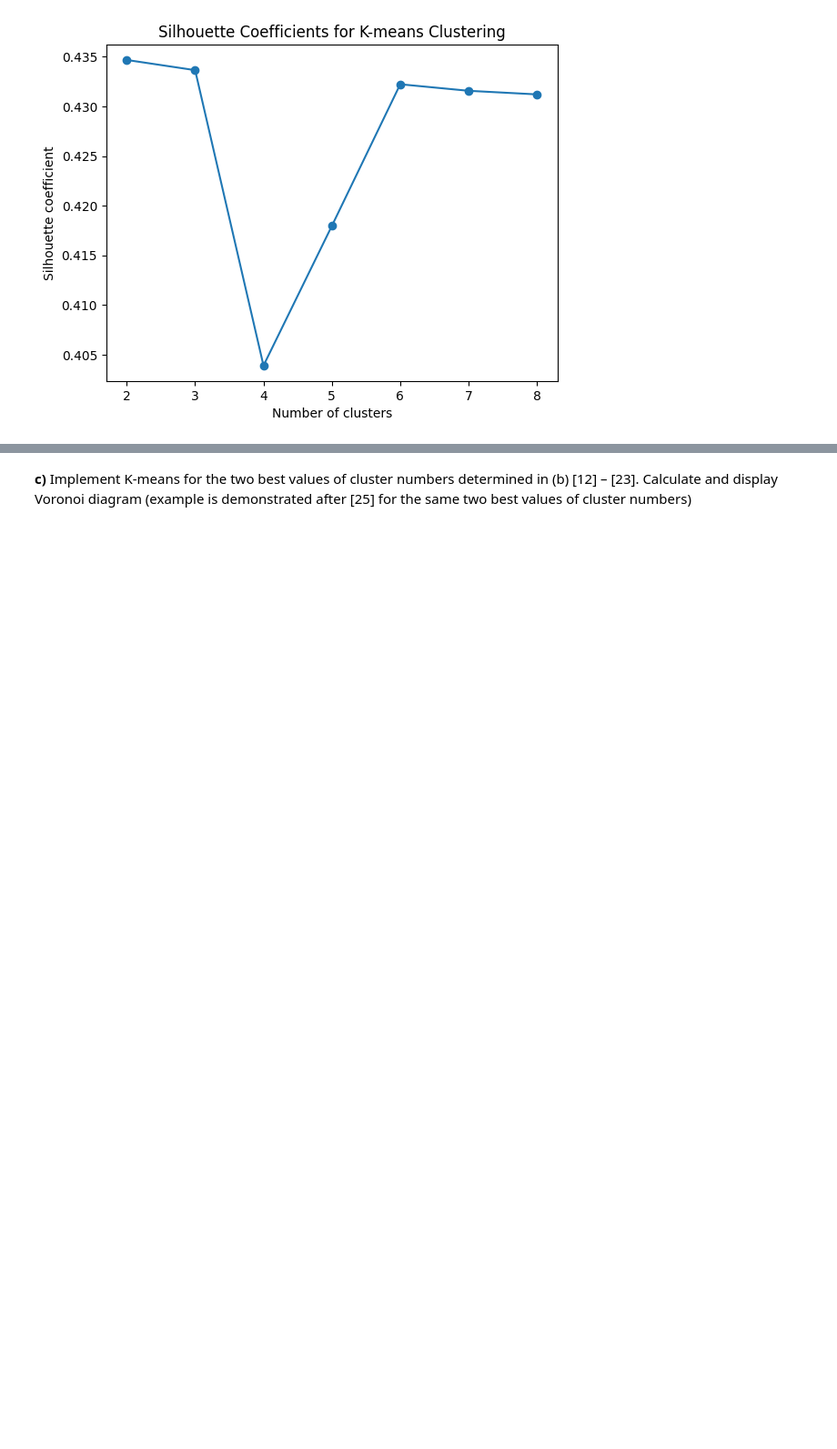
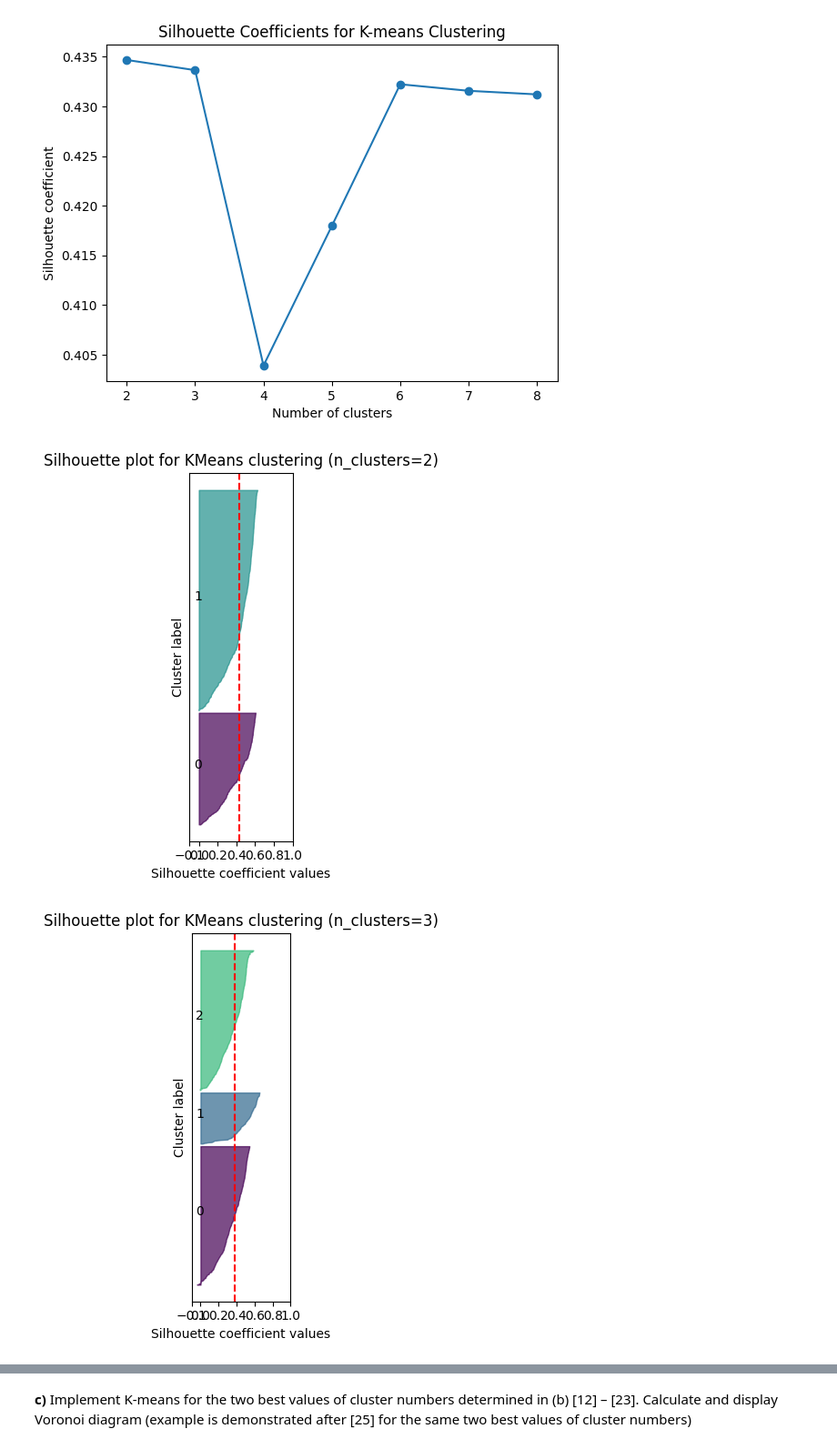
Before and after one commit to bhermus/CSC732_hw1, a Jupyter notebook: Problem2.ipynb, the cells around one changed output, grey strips where cells are left out. Shown at 91% size. Saved outputs shown, nothing was run; the diff lists cells and outputs as text; code cells hidden in the pictures; blank space fills up the shorter version.

```diff
--- a/Problem2.ipynb
+++ b/Problem2.ipynb
@@ -80,3 +80,80 @@ plt.title('Silhouette Coefficients for K-means Clustering')
 plt.show()
 # %% [output]
 [figure]
+# %%
+import pandas as pd
+import matplotlib.pyplot as plt
+from sklearn.cluster import KMeans
+from sklearn.metrics import silhouette_score, silhouette_samples
+import numpy as np
+
+data = pd.read_csv('/content/BankNote_Authentication.csv')
+
+
+X = data.drop(columns=['class'])
+
+
+min_clusters = 2
+max_clusters = 8
+cluster_range = range(min_clusters, max_clusters + 1)
+
+
+silhouette_scores = []
+
+
+for n_clusters in cluster_range:
+
+    kmeans = KMeans(n_clusters=n_clusters, random_state=42,n_init=10)
+    cluster_labels = kmeans.fit_predict(X)
+
+
+    silhouette_avg = silhouette_score(X, cluster_labels)
+    silhouette_scores.append(silhouette_avg)
+
+
+    sample_silhouette_values = silhouette_samples(X, cluster_labels)
+
+
+    plt.figure(figsize=(10, 5))
+    plt.subplot(1, len(cluster_range), n_clusters - min_clusters + 1)
+    y_lower = 10
+    for i in range(n_clusters):
+
+        ith_cluster_silhouette_values = \
+            sample_silhouette_values[cluster_labels == i]
+
+        ith_cluster_silhouette_values.sort()
+
+        size_cluster_i = ith_cluster_silhouette_values.shape[0]
+        y_upper = y_lower + size_cluster_i
+
+        color = plt.cm.viridis(float(i) / n_clusters)
+        plt.fill_betweenx(np.arange(y_lower, y_upper),
+                          0, ith_cluster_silhouette_values,
+                          facecolor=color, edgecolor=color, alpha=0.7)
+
+
+        plt.text(-0.05, y_lower + 0.5 * size_cluster_i, str(i))
+
+
+        y_lower = y_upper + 10
+
+    plt.title("Silhouette plot for KMeans clustering (n_clusters=%d)" % n_clusters)
+    plt.xlabel("Silhouette coefficient values")
+    plt.ylabel("Cluster label")
+
+
+    plt.axvline(x=silhouette_avg, color="red", linestyle="--")
+    plt.yticks([])
+    plt.xticks([-0.1, 0, 0.2, 0.4, 0.6, 0.8, 1])
+    plt.tight_layout()
+
+
+plt.show()
+
+for n_clusters, silhouette_score in zip(cluster_range, silhouette_scores):
+    print("For n_clusters =", n_clusters,
+          "The average silhouette_score is :", silhouette_score)
+# %% [output]
+[figure, added]
+[figure, added]
```
Also changed, not shown: parts of 1 cell of this notebook.
